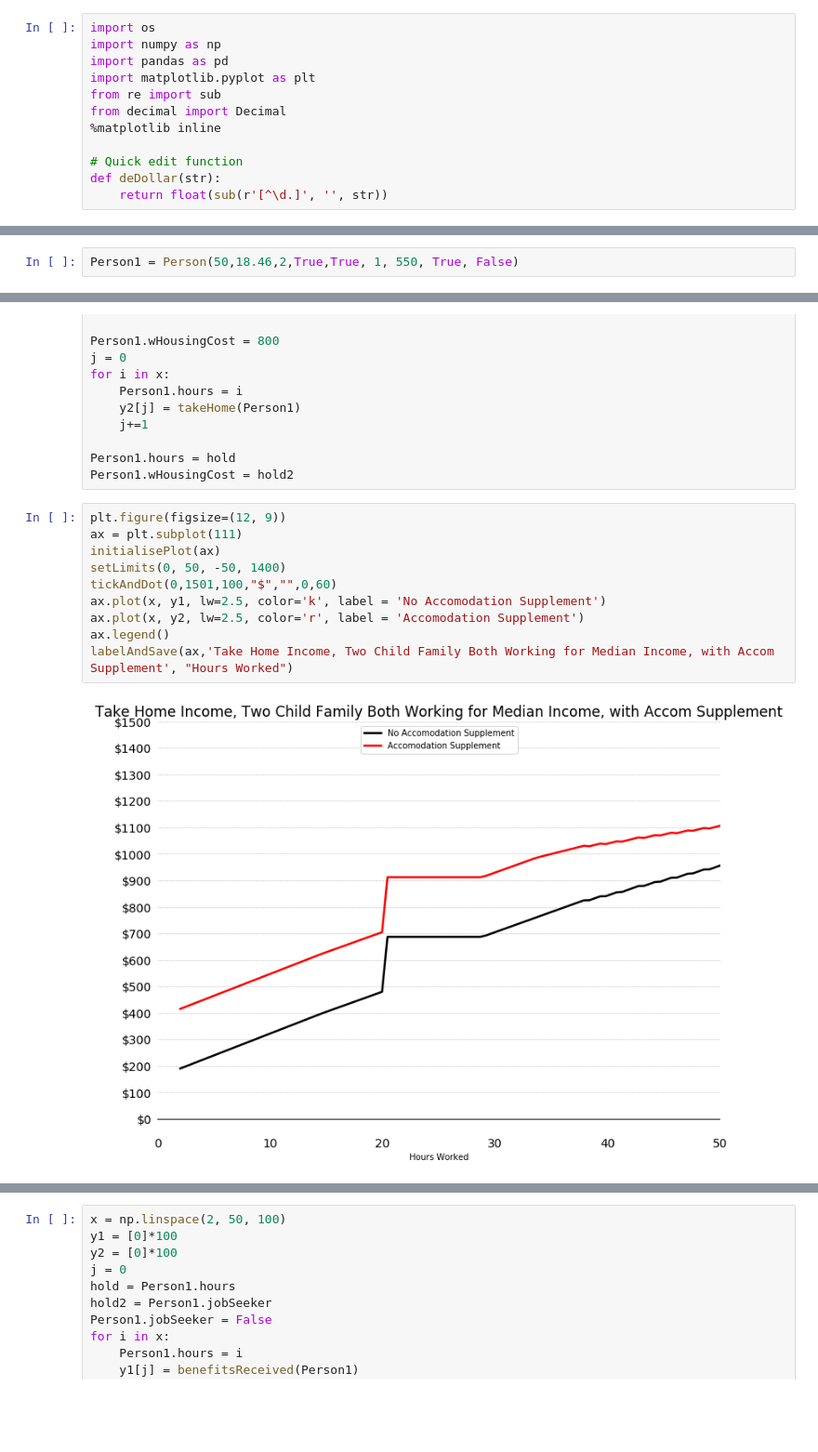
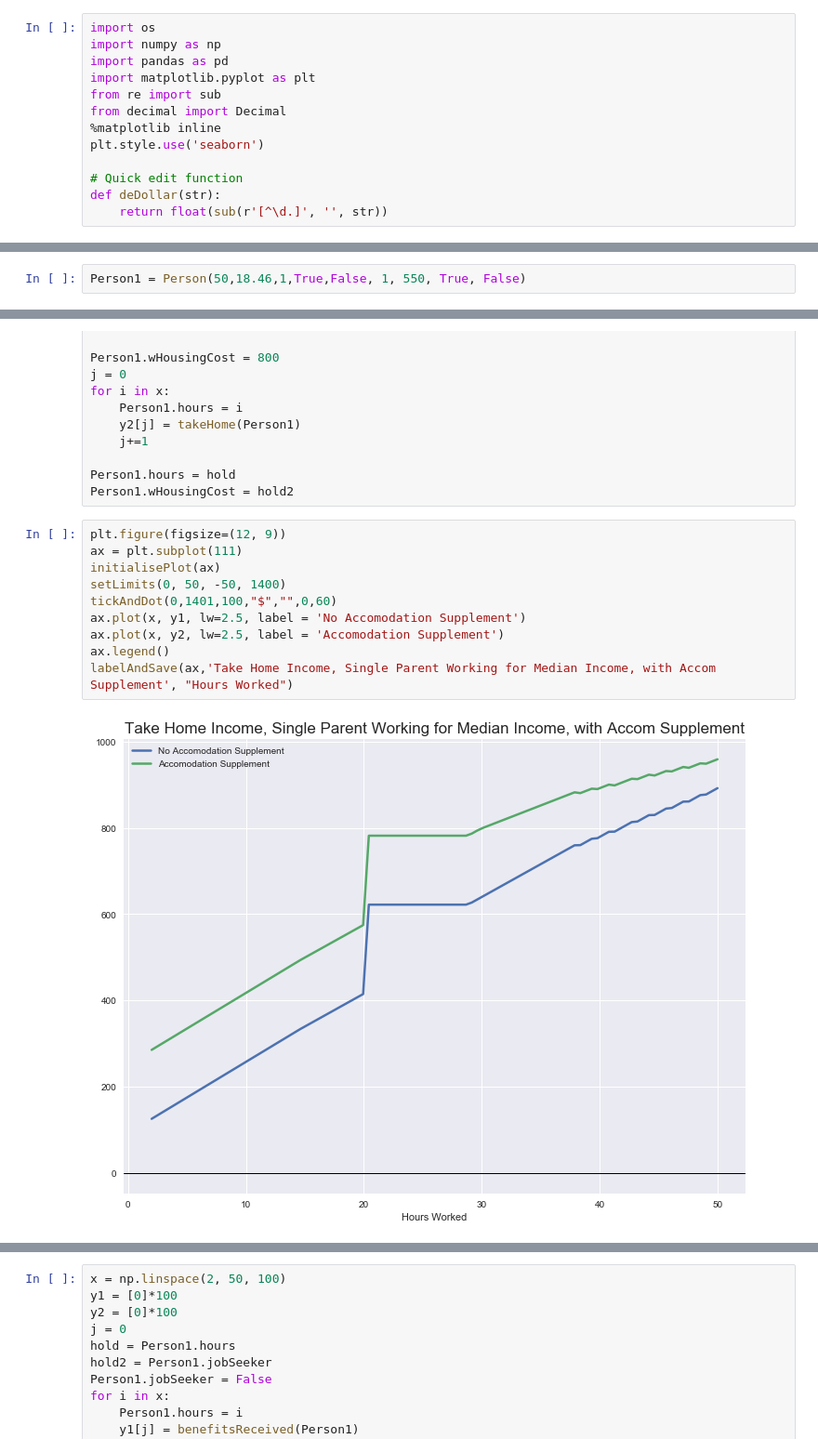
Before and after one commit to harryelworthy/Labour-Welfare-Work, a Jupyter notebook: WorkingForFamilies.ipynb, the cells around one changed output, grey strips where cells are left out. Shown at 93% size. Drawn from its saved outputs; the diff is of its cells as text; blank space fills up the shorter version.

```diff
--- a/WorkingForFamilies.ipynb
+++ b/WorkingForFamilies.ipynb
@@ -10,6 +10,7 @@ import matplotlib.pyplot as plt
 from re import sub
 from decimal import Decimal
 %matplotlib inline
+plt.style.use('seaborn')
 
 # Quick edit function
 def deDollar(str):
@@ -48,7 +49,7 @@ class Person:
         # Weekly After Tax Income
         return self.wibt()-self.taxOwed()
 # %%
-Person1 = Person(50,18.46,2,True,True, 1, 550, True, False)
+Person1 = Person(50,18.46,1,True,False, 1, 550, True, False)
 # %% [markdown]
 Next I create a tax function to easily calculate tax owed. I'm sure there is a much better, cleaner, easier way to do this. One thing I wanted to keep was an ability to quickly change both tax brackets and rates.
 # %%
@@ -349,12 +353,12 @@ Person1.wHousingCost = hold2
 # %%
 plt.figure(figsize=(12, 9))
 ax = plt.subplot(111)
 initialisePlot(ax)
 setLimits(0, 50, -50, 1400)
-tickAndDot(0,1501,100,"$","",0,60)
-ax.plot(x, y1, lw=2.5, color='k', label = 'No Accomodation Supplement')
-ax.plot(x, y2, lw=2.5, color='r', label = 'Accomodation Supplement')
+tickAndDot(0,1401,100,"$","",0,60)
+ax.plot(x, y1, lw=2.5, label = 'No Accomodation Supplement')
+ax.plot(x, y2, lw=2.5, label = 'Accomodation Supplement')
 ax.legend()
-labelAndSave(ax,'Take Home Income, Two Child Family Both Working for Median Income, with Accom Supplement', "Hours Worked")
+labelAndSave(ax,'Take Home Income, Single Parent Working for Median Income, with Accom Supplement', "Hours Worked")
 # %% [output]
-[figure, old version]
+[figure, new version]
```
Also changed, not shown: parts of 15 cells of this notebook, 10 other files.
